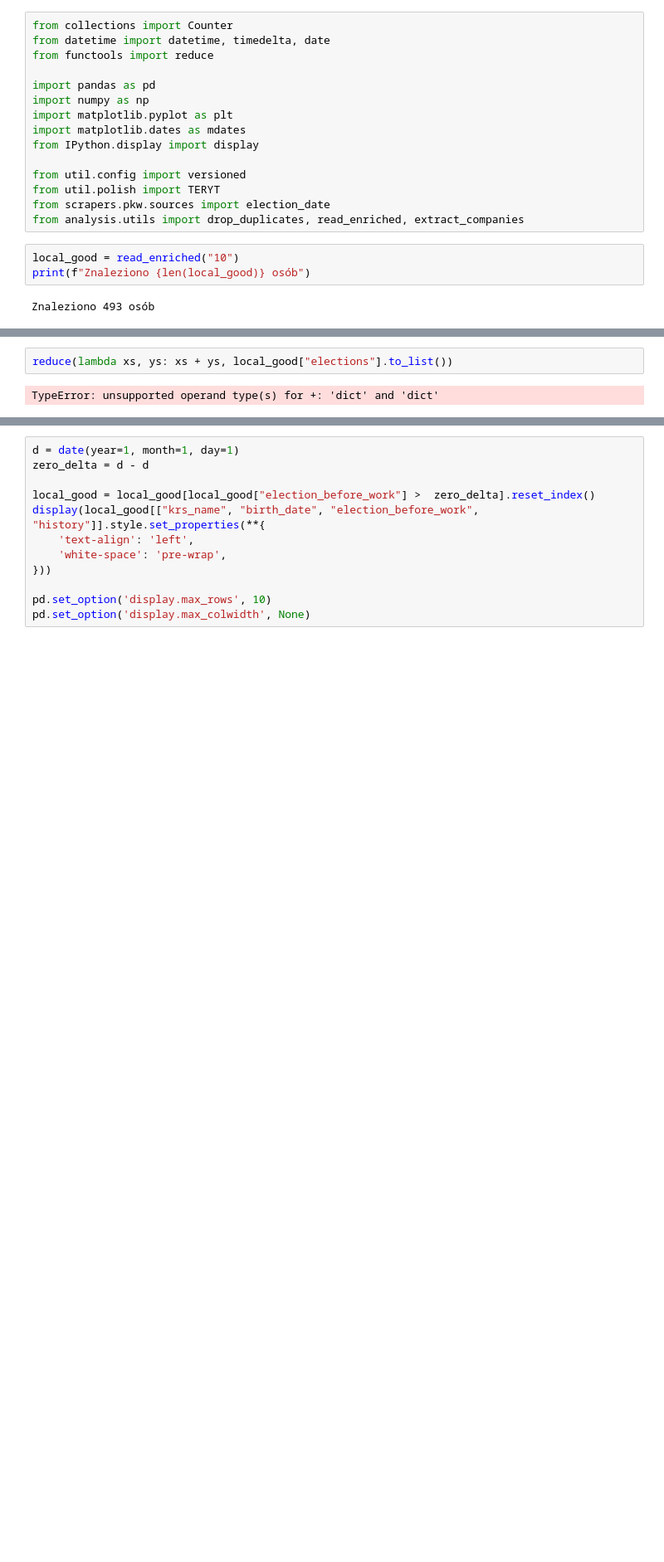
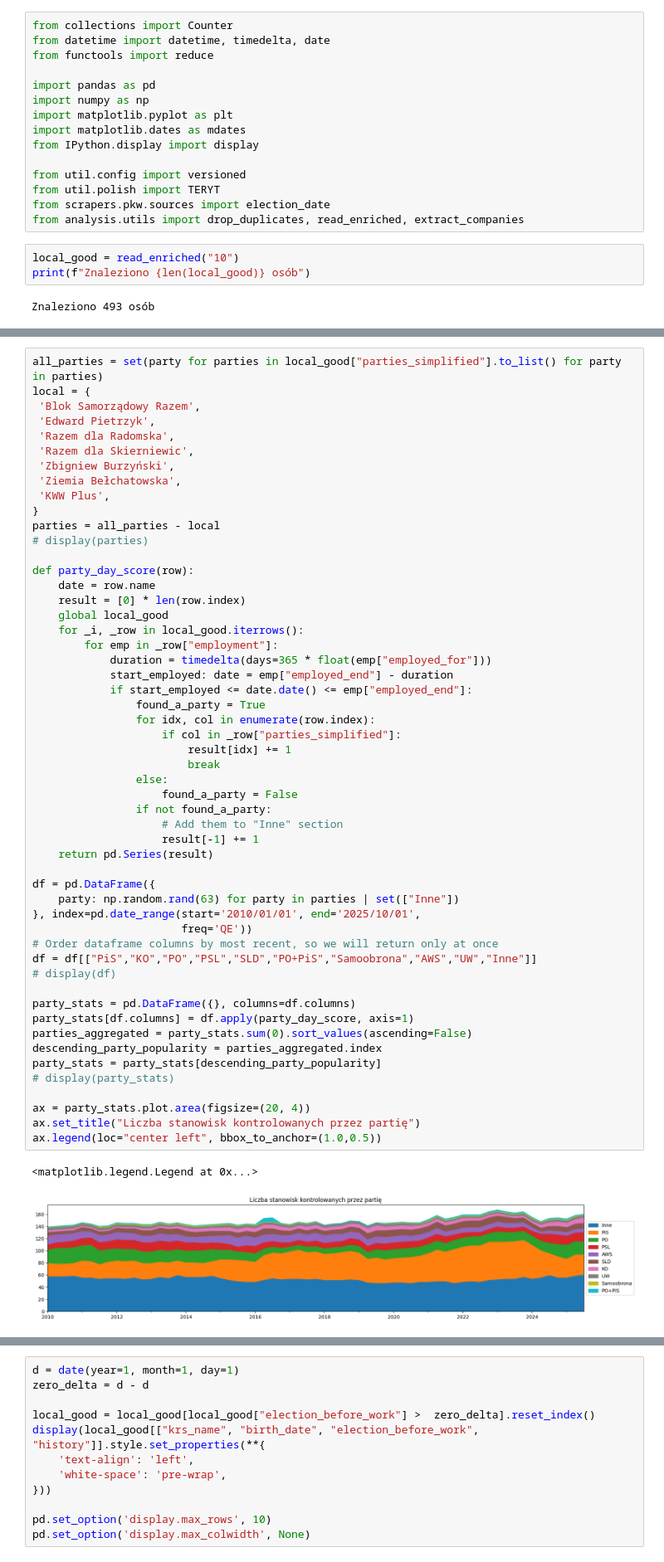
Before and after one commit to SzymonPajzert/koryta, a Jupyter notebook: data/scrapers/src/analysis/notebooks/People's regions.ipynb, the cells around one changed output, grey strips where cells are left out. Shown at 83% size. Cells and saved outputs as stored; diff of their text form; blank space fills up the shorter version.

```diff
--- a/data/scrapers/src/analysis/notebooks/People's regions.ipynb
+++ b/data/scrapers/src/analysis/notebooks/People's regions.ipynb
@@ -59,4 +48,56 @@ Counter({'komitet wyborczy prawo i sprawiedliwość': 94,
 # %%
-reduce(lambda xs, ys: xs + ys, local_good["elections"].to_list())
+all_parties = set(party for parties in local_good["parties_simplified"].to_list() for party in parties)
+local = {
+ 'Blok Samorządowy Razem',
+ 'Edward Pietrzyk',
+ 'Razem dla Radomska',
+ 'Razem dla Skierniewic',
+ 'Zbigniew Burzyński',
+ 'Ziemia Bełchatowska',
+ 'KWW Plus',
+}
+parties = all_parties - local
+# display(parties)
+
+def party_day_score(row):
+    date = row.name
+    result = [0] * len(row.index)
+    global local_good
+    for _i, _row in local_good.iterrows():
+        for emp in _row["employment"]:
+            duration = timedelta(days=365 * float(emp["employed_for"]))
+            start_employed: date = emp["employed_end"] - duration
+            if start_employed <= date.date() <= emp["employed_end"]:
+                found_a_party = True
+                for idx, col in enumerate(row.index):
+                    if col in _row["parties_simplified"]:
+                        result[idx] += 1
+                        break
+                else:
+                    found_a_party = False
+                if not found_a_party:
+                    # Add them to "Inne" section
+                    result[-1] += 1
+    return pd.Series(result)
+
+df = pd.DataFrame({
+    party: np.random.rand(63) for party in parties | set(["Inne"])
+}, index=pd.date_range(start='2010/01/01', end='2025/10/01',
+                       freq='QE'))
+# Order dataframe columns by most recent, so we will return only at once
+df = df[["PiS","KO","PO","PSL","SLD","PO+PiS","Samoobrona","AWS","UW","Inne"]]
+# display(df)
+
+party_stats = pd.DataFrame({}, columns=df.columns)
+party_stats[df.columns] = df.apply(party_day_score, axis=1)
+parties_aggregated = party_stats.sum(0).sort_values(ascending=False)
+descending_party_popularity = parties_aggregated.index
+party_stats = party_stats[descending_party_popularity]
+# display(party_stats)
+
+ax = party_stats.plot.area(figsize=(20, 4))
+ax.set_title("Liczba stanowisk kontrolowanych przez partię")
+ax.legend(loc="center left", bbox_to_anchor=(1.0,0.5))
 # %% [output]
-TypeError: unsupported operand type(s) for +: 'dict' and 'dict'
+<matplotlib.legend.Legend at 0x...>
+[figure, added]
```
Also changed, not shown: parts of 5 cells of this notebook, 1 other file.
